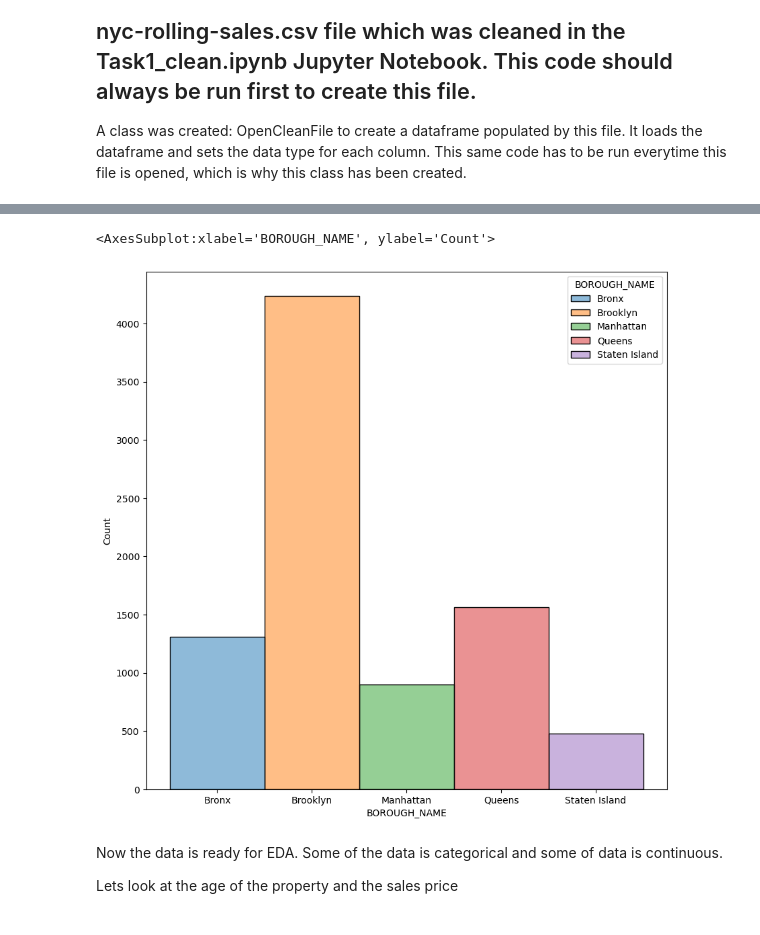
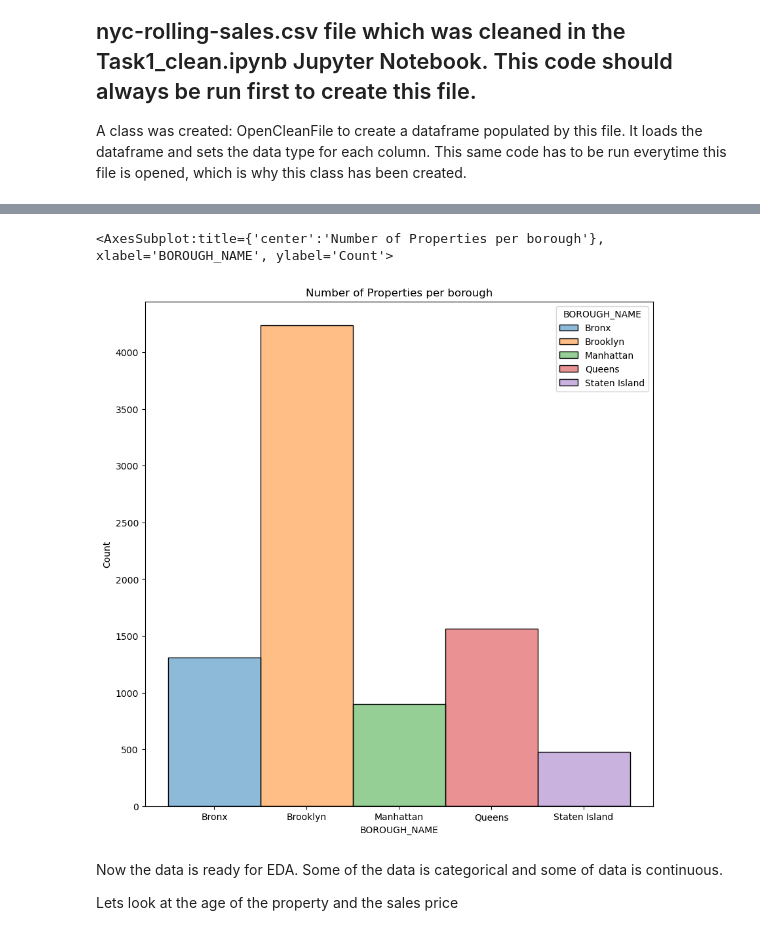
Before and after one commit to arame/MagnimindTask1, a Jupyter notebook: Task1_eda.ipynb, the cells around one changed output, grey strips where cells are left out. Saved outputs shown, nothing was run; the diff lists cells and outputs as text; code cells hidden in the pictures.

Commit message:
Put in titles for each chart

```diff
--- a/Task1_eda.ipynb
+++ b/Task1_eda.ipynb
@@ -56,10 +56,11 @@ memory usage: 916.8 KB
 | AGE | 8482.00000 | 86.72789 | 34.61093 | 6.00000 | 67.00000 | 96.00000 | 112.00000 | 222.00000 |
 # %%
 plt.figure(figsize = (10,10))
+plt.title("Number of Properties per borough")
 sns.histplot(data=clean.df_housing, x="BOROUGH_NAME", hue="BOROUGH_NAME", hue_order=borough_names)
 # %% [output]
-<AxesSubplot:xlabel='BOROUGH_NAME', ylabel='Count'>
+<AxesSubplot:title={'center':'Number of Properties per borough'}, xlabel='BOROUGH_NAME', ylabel='Count'>
-[figure, old version]
+[figure, new version]
 # %% [markdown]
 Now the data is ready for EDA. Some of the data is categorical and some of data is continuous.
 
```
Also changed, not shown: parts of 8 cells of this notebook.
